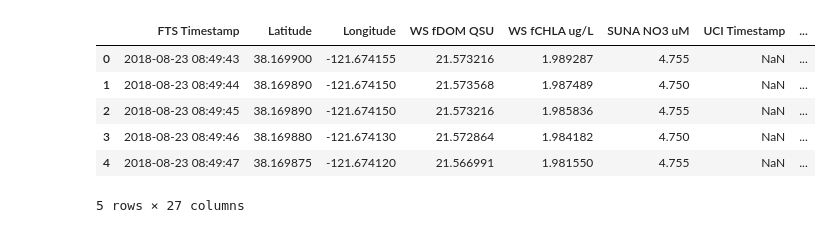
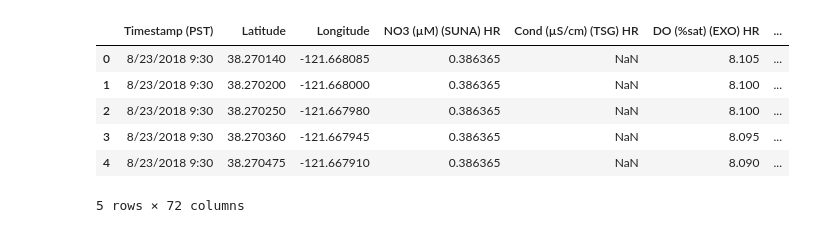
Before and after one commit to tbergama/rmp-spatial-join, a Jupyter notebook: notebooks/compute_statistics_with_outlier_dr_iterative_join-Copy1.ipynb, the cells around one changed output. Saved outputs shown, nothing was run; the diff lists cells and outputs as text; code cells hidden in the pictures.

```diff
--- a/notebooks/compute_statistics_with_outlier_dr_iterative_join-Copy1.ipynb
+++ b/notebooks/compute_statistics_with_outlier_dr_iterative_join-Copy1.ipynb
@@ -1,25 +1,25 @@
 # %%
 import pandas as pd
 import numpy as np
 from pathlib import Path
 import os
 import string
 os.getcwd()
 
 # Path to data file
 # Note that you may need to add an extra slash ("\") in front of the existing slashes to avoid errors
-data_path = Path("C:\\Users\\jsoto\\DOI\\BGC Projects (v3) - Documents\\Mapping Data Workflow\\Mapping Directory for Spatial Join and Statistics\\Toe Pulse 2018\\Data\\Spatial Join\\2018-08-23_fts_20secMed_QAQC_ebs_120619_spatialJoin.csv")
+data_path = Path("C:\\Users\\jsoto\\DOI\\BGC Projects (v3) - Documents\\Mapping Data Workflow\\Mapping Directory for Spatial Join and Statistics\\Toe Pulse 2018\\Data\\Spatial Join\\2018-08-23_Map1_20secmed_spatialJoin.csv")
 
-df_data = pd.read_csv(data_path)
+df_data = pd.read_csv(data_path, encoding = 'unicode_escape')
 df_data.head()
 # %% [output]
-|  | FTS Timestamp | Latitude | Longitude | WS fDOM QSU | WS fCHLA ug/L | SUNA NO3 uM | UCI Timestamp | ... |
-| 0 | 2018-08-23 08:49:43 | 38.169900 | -121.674155 | 21.573216 | 1.989287 | 4.755 | NaN | ... |
-| 1 | 2018-08-23 08:49:44 | 38.169890 | -121.674150 | 21.573568 | 1.987489 | 4.750 | NaN | ... |
-| 2 | 2018-08-23 08:49:45 | 38.169890 | -121.674150 | 21.573216 | 1.985836 | 4.755 | NaN | ... |
-| 3 | 2018-08-23 08:49:46 | 38.169880 | -121.674130 | 21.572864 | 1.984182 | 4.750 | NaN | ... |
-| 4 | 2018-08-23 08:49:47 | 38.169875 | -121.674120 | 21.566991 | 1.981550 | 4.755 | NaN | ... |
+|  | Timestamp (PST) | Latitude | Longitude | NO3 (µM) (SUNA) HR | Cond (µS/cm) (TSG) HR | DO (%sat) (EXO) HR | ... |
+| 0 | 8/23/2018 9:30 | 38.270140 | -121.668085 | 0.386365 | NaN | 8.105 | ... |
+| 1 | 8/23/2018 9:30 | 38.270200 | -121.668000 | 0.386365 | NaN | 8.100 | ... |
+| 2 | 8/23/2018 9:30 | 38.270250 | -121.667980 | 0.386365 | NaN | 8.100 | ... |
+| 3 | 8/23/2018 9:30 | 38.270360 | -121.667945 | 0.386365 | NaN | 8.095 | ... |
+| 4 | 8/23/2018 9:30 | 38.270475 | -121.667910 | 0.386365 | NaN | 8.090 | ... |
-5 rows × 27 columns
+5 rows × 72 columns
 # %%
 # Lets see what columns we have
 df_data.columns.values
```
Also changed, not shown: parts of 6 cells of this notebook, 2 other files.
